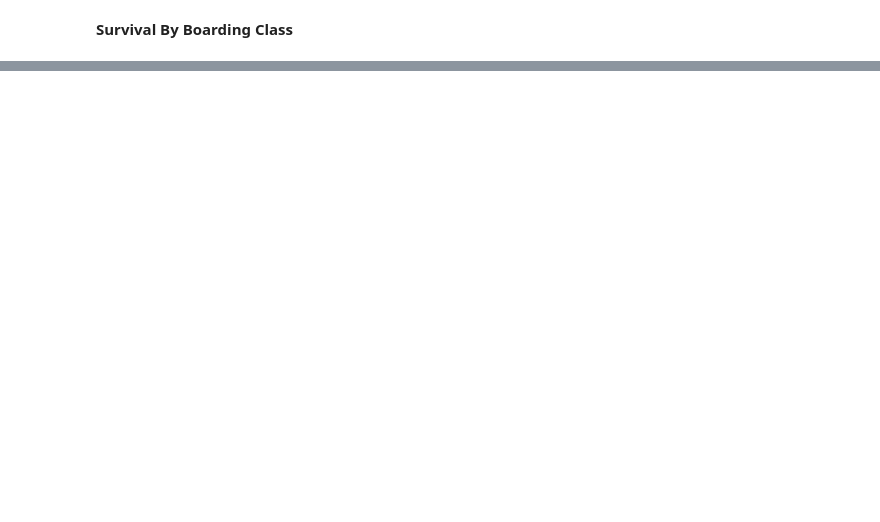
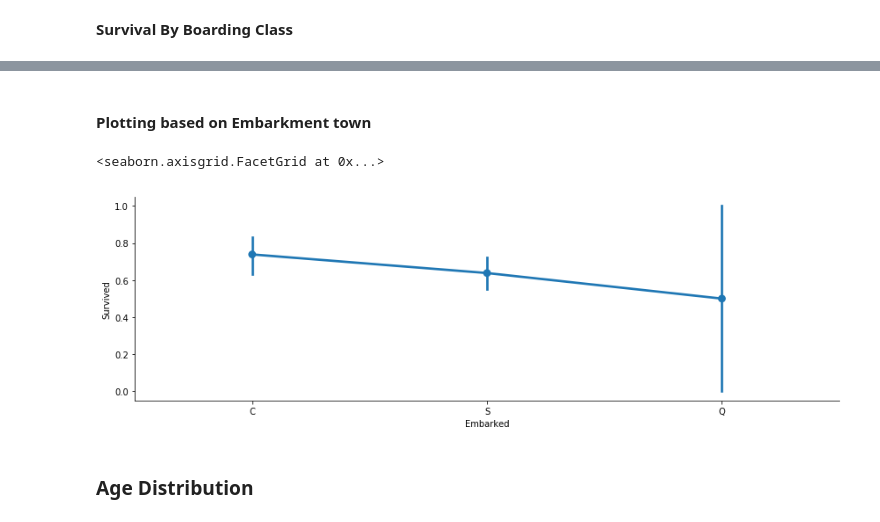
Before and after one commit to 4bic/learn_code, a Jupyter notebook: titanic/titanic_submission_v1.ipynb, the cells around one changed output, grey strips where cells are left out. Saved outputs shown, nothing was run; the diff lists cells and outputs as text; code cells hidden in the pictures; blank space fills up the shorter version.

```diff
--- a/titanic/titanic_submission_v1.ipynb
+++ b/titanic/titanic_submission_v1.ipynb
@@ -41,0 +51,11 @@ sns.countplot('Pclass',hue='Sex',data=train)
+# %% [markdown]
+#### Plotting based on Embarkment town
+# %%
+# plot
+figsize=(15,5)
+sns.factorplot('Embarked','Survived', data=train_df,size=4,aspect=3)
+# %% [output]
+<seaborn.axisgrid.FacetGrid at 0x...>
+[figure, added]
+# %% [markdown]
+### Age Distribution
```
Also changed, not shown: parts of 27 cells of this notebook.
